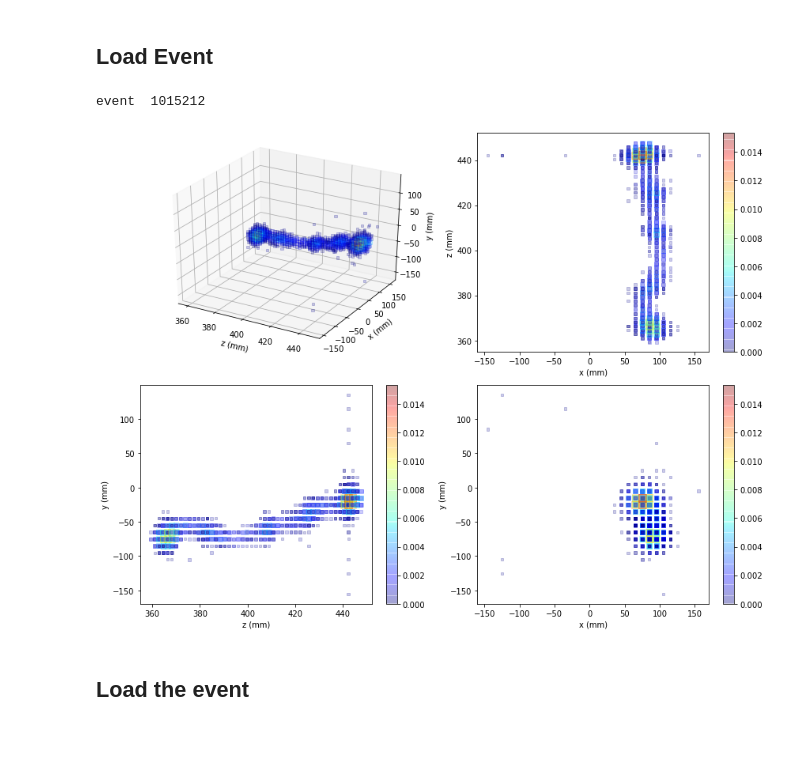
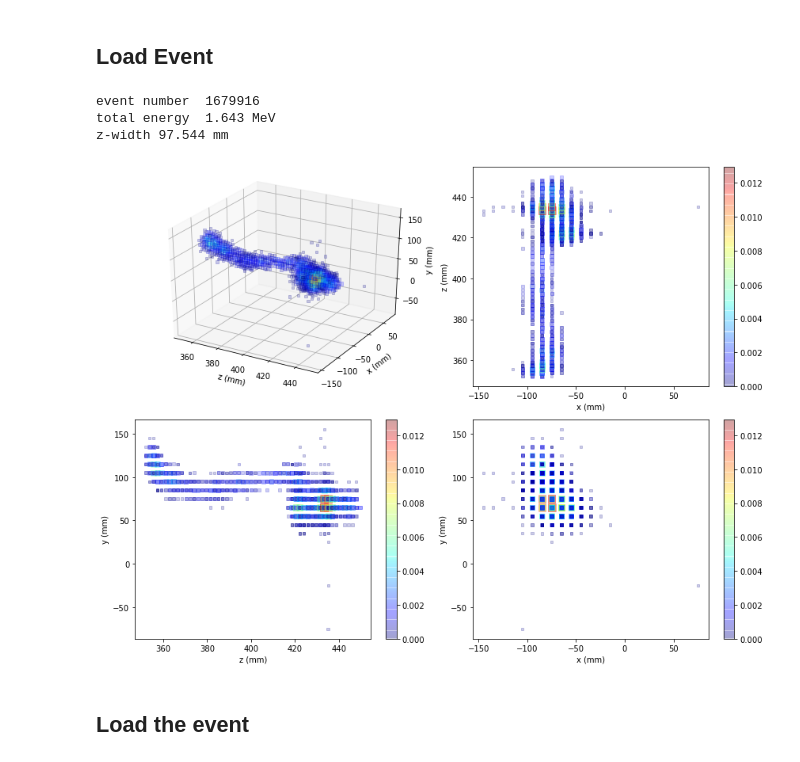
Before and after one commit to jahernando/ICAROSNB, a Jupyter notebook: JAH/bes/tracking_clouds.ipynb, the cells around one changed output. Cells and saved outputs as stored; diff of their text form; code cells hidden in the pictures.

```diff
--- a/JAH/bes/tracking_clouds.ipynb
+++ b/JAH/bes/tracking_clouds.ipynb
@@ -75,38 +113,42 @@ ddh
 # %%
-def draw_event(event = None):
-    event = np.random.choice(events, 1)[0] if event is None else event
-    print('event ', event)
+def draw_event(event):
     hh    = dde.get_group(event)
     x, y, z, erec, eraw = chits.get_hits(hh, ('X', 'Y', 'Z', 'Ec', 'E'))
-    #x, y, z, eraw = hits(hh, 'E')
-
     nplay.event(x, y, z, erec, alpha = 0.2, cmap = 'jet');
-    #nplay.wf(x, y, z, erec, cmap = 'jet');
-    #nplay.wf(x, y, z, eraw, cmap = 'jet');
-    #nplay.wfcalib(x, y, z, erec, eraw, cmap = 'jet')
 # %% [markdown]
 ## Load Event
 # %%
-xevents = [1241463, 981141, 2300475, 543247]
+#xevents = [1241463, 981141, 2300475, 543247]
 #xevents = [1002903, 928609, 1057115, 226373]
 #xevents = 1883117, 1368698 # one-electron
 #xevents = 2617619 # multiple-connections!
 #xevents = 1477362 # double-electrons
 #xevents = 2141627 # problem with the link! ISSUE
+#event   = 1645993, 1807203, 756596, 39402 # A nice track
 # event_track   = 872975, 1855276, 2017780
-# events_2e     =  313053,  1306119, 2108616
+# events_2e     =  313053,  1306119, 2108616, 1228702
 # events_1e     =  2451063
 # event_loops   =  285947
 # event_brokend = 39402
 #event_satelites = [285627, 2141627]
-
-xevents = np.unique(ddh.event.values)
-event   = np.random.choice(xevents, 1)[0]
-#event   = 1645993, 1807203, 756596, 39402 # A nice track
-draw_event(event)
-# %% [output]
-event  1015212
-[figure, removed]
+# %%
+events  = np.unique(ddh.event.values)
+ievent   = np.random.choice(events, 1)[0]
+
+#ievent = 39402
+
+print('event number ', ievent)
+evt    = ddh.groupby('event').get_group(ievent)
+print('total energy {:6.3f}'.format(np.sum(evt.Ec)), 'MeV')
+dz     = np.max(evt.Z) - np.min(evt.Z)
+print('z-width {:6.3f}'.format(dz), 'mm')
+
+draw_event(ievent)
+# %% [output]
+event number  1679916
+total energy  1.643 MeV
+z-width 97.544 mm
+[figure, added]
 # %% [markdown]
 ## Load the event
 # %%
```
Also changed, not shown: parts of 11 cells of this notebook, 1 other file.
